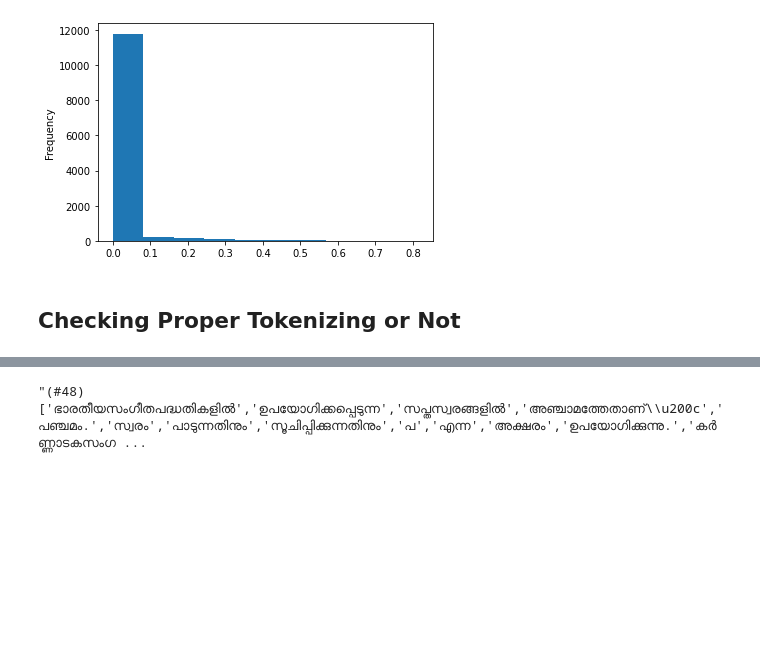
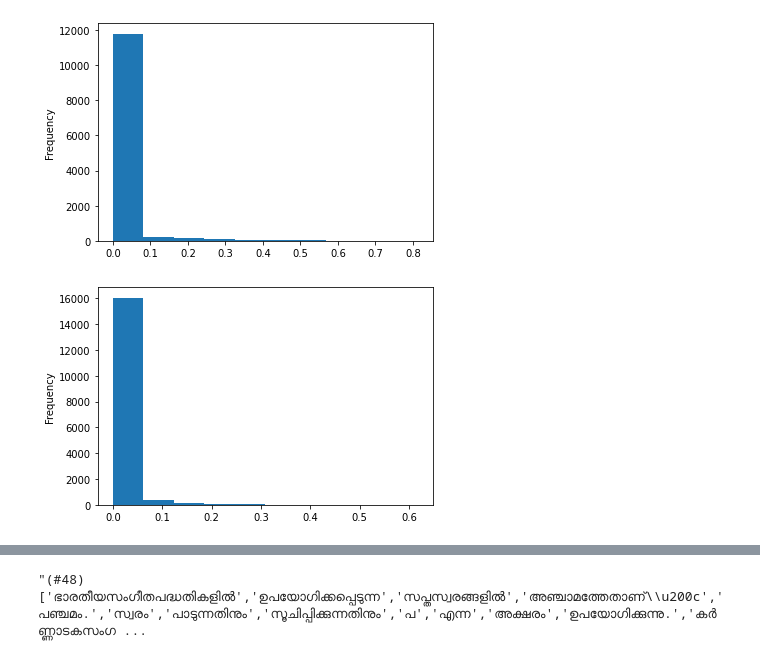
Before and after one commit to lkarjun/malayalam-language-model, a Jupyter notebook: Data-Preprocessing/data_preprocessing.ipynb, the cells around one changed output, grey strips where cells are left out. Saved outputs shown, nothing was run; the diff lists cells and outputs as text; code cells hidden in the pictures; blank space fills up the shorter version.

```diff
--- a/Data-Preprocessing/data_preprocessing.ipynb
+++ b/Data-Preprocessing/data_preprocessing.ipynb
@@ -17,14 +34,13 @@ Datasets/
 # %%
 import pandas as pd
-import spacy
 from tqdm import tqdm
 from pathlib import Path
 import textacy.preprocessing as tprep
 import re
 
-tqdm.pandas()
+tqdm.pandas(colour = 'red')
 
-BASE_PATH = Path("../Datasets/")
+BASE_PATH = Path("Datasets/")
 # %%
 from fastai.text.core import *
 from fastai.text.all import *
@@ -33,3 +49,4 @@ from fastai.text.all import *
 # %%
 mag = pd.read_csv(BASE_PATH/'magazine_files.csv')
 wiki = pd.read_csv(BASE_PATH/'wikitext_files.csv')
+art = pd.read_csv(BASE_PATH/'article_files.csv')
@@ -53,3 +58,4 @@ def open_files(path: str):
 
 mag['content'] = mag['file_path'].progress_apply(open_files)
 wiki['content'] = wiki['file_path'].progress_apply(open_files)
+art['content'] = art['file_path'].progress_apply(open_files)
@@ -85,3 +90,4 @@ def check_impurity(content: str, min_len = 200):
 # %%
 mag['impurity'] = mag['content'].progress_apply(check_impurity)
 wiki['impurity'] = wiki['content'].progress_apply(check_impurity)
+art['impurity'] = art['content'].progress_apply(check_impurity)
@@ -135,6 +135,10 @@ mag.impurity.plot.hist();
 wiki.impurity.plot.hist();
 # %% [output]
 [figure]
+# %%
+art.impurity.plot.hist();
+# %% [output]
+[figure, added]
 # %%
 mag = mag[mag['impurity'] <= .03].drop(['impurity', 'content'], axis = 1)
 wiki = wiki[wiki['impurity'] <= .03].drop(['impurity', 'content'], axis = 1)
@@ -144,2 +149,0 @@ wiki.to_csv(BASE_PATH/'wikitext_files.csv', index = False)
-# %% [markdown]
-## Checking Proper Tokenizing or Not
```
Also changed, not shown: parts of 32 cells of this notebook.
